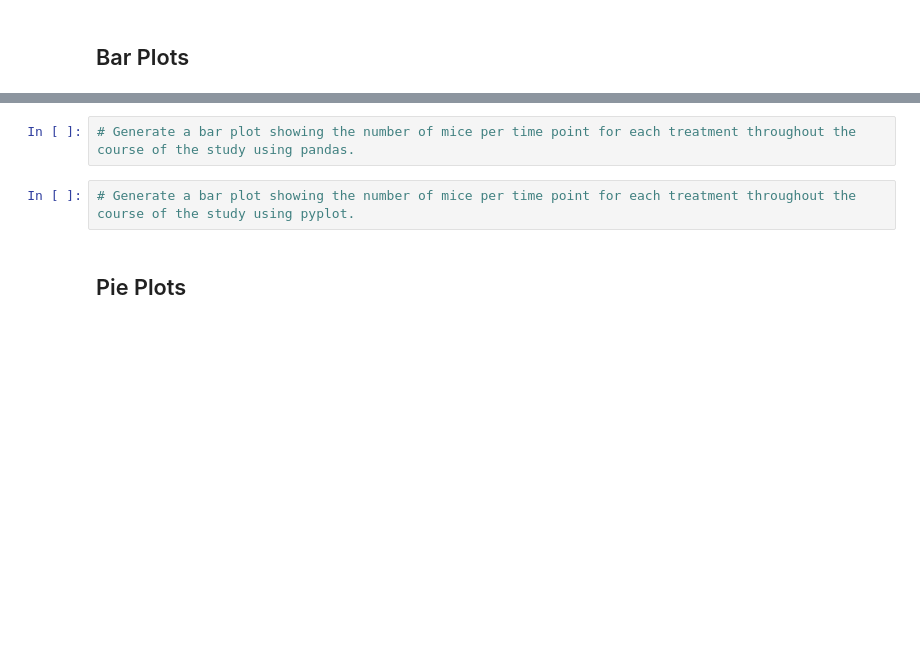
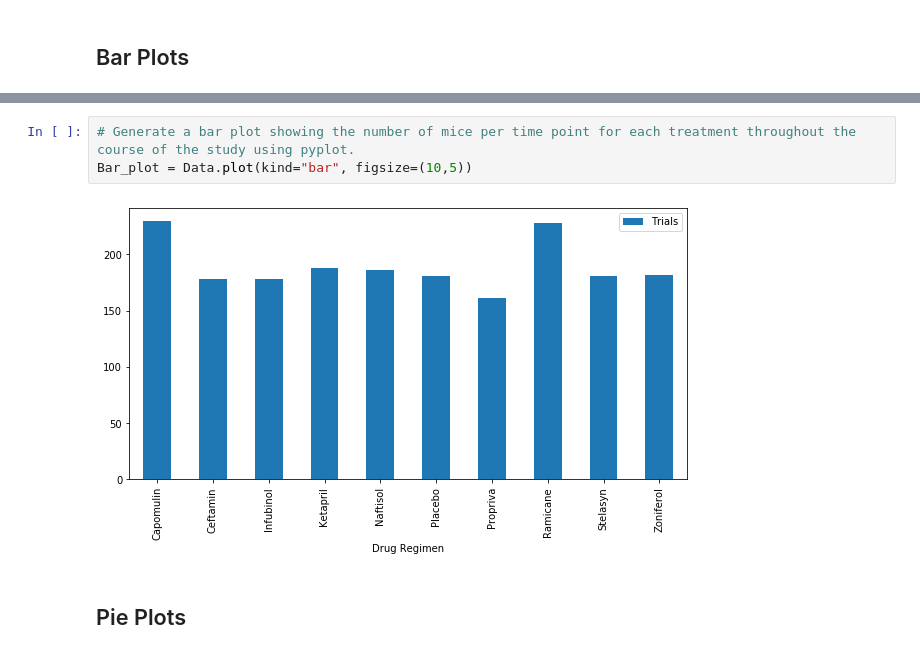
Before and after one commit to RussCob/Python-Matplotlib-Project-The-Power-of-Plots, a Jupyter notebook: Pymaceuticals/pymaceuticals_starter.ipynb, the cells around one changed output, grey strips where cells are left out. Saved outputs shown, nothing was run; the diff lists cells and outputs as text; blank space fills up the shorter version.

```diff
--- a/Pymaceuticals/pymaceuticals_starter.ipynb
+++ b/Pymaceuticals/pymaceuticals_starter.ipynb
@@ -98,7 +140,8 @@ Name: Mouse ID, Length: 1880, dtype: object>
 # %%
-# Generate a bar plot showing the number of mice per time point for each treatment throughout the course of the study using pandas.
+# Generate a bar plot showing the number of mice per time point for each treatment throughout the course of the study using pyplot.
+Bar_plot = Data.plot(kind="bar", figsize=(10,5))
+# %% [output]
+[figure, added]
-# %%
-# Generate a bar plot showing the number of mice per time point for each treatment throughout the course of the study using pyplot.
 # %% [markdown]
 ## Pie Plots
 # %%
```
Also changed, not shown: parts of 10 cells of this notebook.
